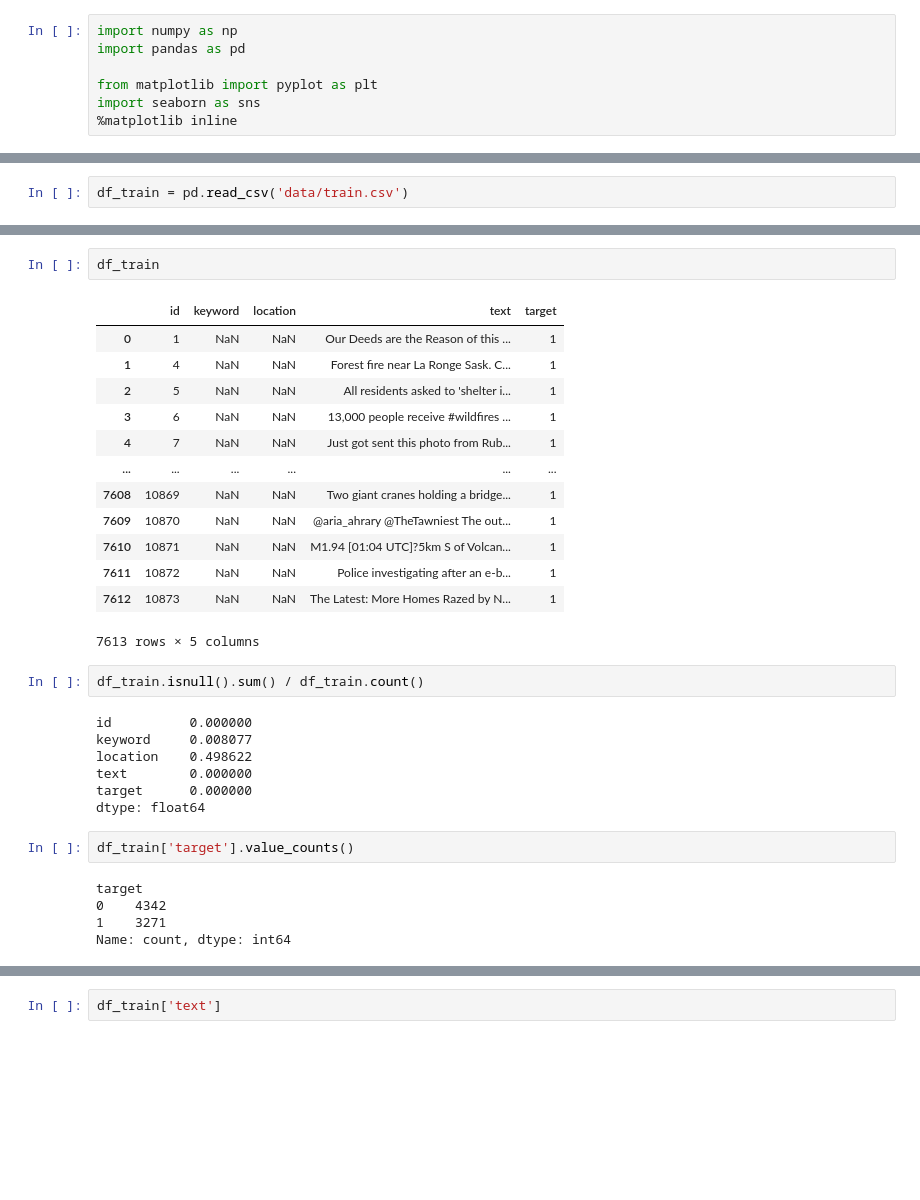
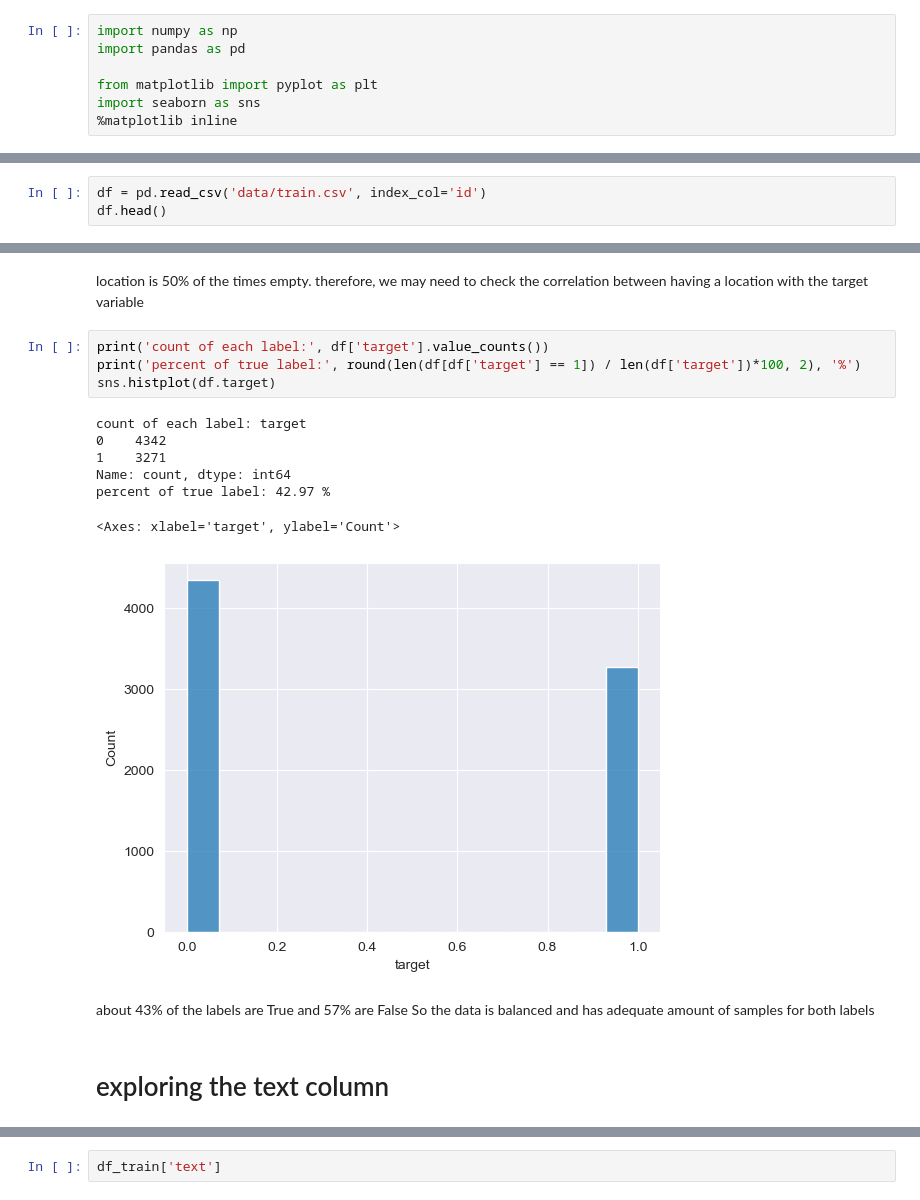
Before and after one commit to shayansm2/kaggle-playground, a Jupyter notebook: nlp-getting-started/eda.ipynb, the cells around one changed output, grey strips where cells are left out. Drawn from its saved outputs; the diff is of its cells as text; blank space fills up the shorter version.

```diff
--- a/nlp-getting-started/eda.ipynb
+++ b/nlp-getting-started/eda.ipynb
@@ -10,2 +23,3 @@ import seaborn as sns
 # %%
-df_train = pd.read_csv('data/train.csv')
+df = pd.read_csv('data/train.csv', index_col='id')
+df.head()
@@ -12,33 +42,21 @@ df_train = pd.read_csv('data/train.csv')
+# %% [markdown]
+location is 50% of the times empty.
+therefore, we may need to check the correlation between having a location with the target variable
 # %%
-df_train
+print('count of each label:', df['target'].value_counts())
+print('percent of true label:', round(len(df[df['target'] == 1]) / len(df['target'])*100, 2), '%')
+sns.histplot(df.target)
 # %% [output]
-|  | id | keyword | location | text | target |
-| 0 | 1 | NaN | NaN | Our Deeds are the Reason of this ... | 1 |
-| 1 | 4 | NaN | NaN | Forest fire near La Ronge Sask. C... | 1 |
-| 2 | 5 | NaN | NaN | All residents asked to 'shelter i... | 1 |
-| 3 | 6 | NaN | NaN | 13,000 people receive #wildfires ... | 1 |
-| 4 | 7 | NaN | NaN | Just got sent this photo from Rub... | 1 |
-| ... | ... | ... | ... | ... | ... |
-| 7608 | 10869 | NaN | NaN | Two giant cranes holding a bridge... | 1 |
-| 7609 | 10870 | NaN | NaN | @aria_ahrary @TheTawniest The out... | 1 |
-| 7610 | 10871 | NaN | NaN | M1.94 [01:04 UTC]?5km S of Volcan... | 1 |
-| 7611 | 10872 | NaN | NaN | Police investigating after an e-b... | 1 |
-| 7612 | 10873 | NaN | NaN | The Latest: More Homes Razed by N... | 1 |
-7613 rows × 5 columns
+count of each label: target
+0    4342
+1    3271
+Name: count, dtype: int64
+percent of true label: 42.97 %
+<Axes: xlabel='target', ylabel='Count'>
+[figure, added]
-# %%
-df_train.isnull().sum() / df_train.count()
-# %% [output]
-id          0.000000
-keyword     0.008077
-location    0.498622
-text        0.000000
-target      0.000000
-dtype: float64
-# %%
-df_train['target'].value_counts()
-# %% [output]
-target
-0    4342
-1    3271
-Name: count, dtype: int64
+# %% [markdown]
+about 43% of the labels are True and 57% are False
+So the data is balanced and has adequate amount of samples for both labels
+# %% [markdown]
+# exploring the text column
 # %%
```
Also changed, not shown: parts of 11 cells of this notebook, 2 other files.
